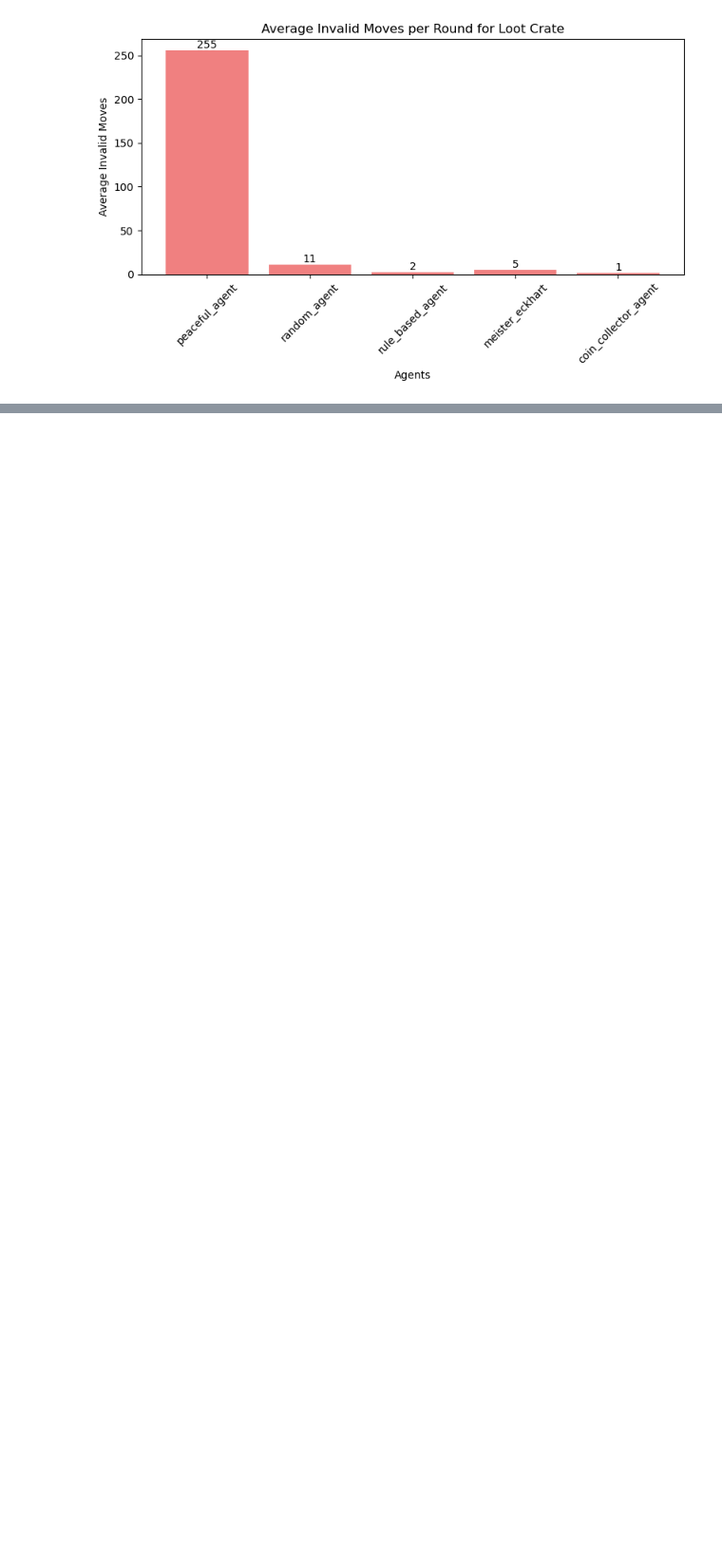
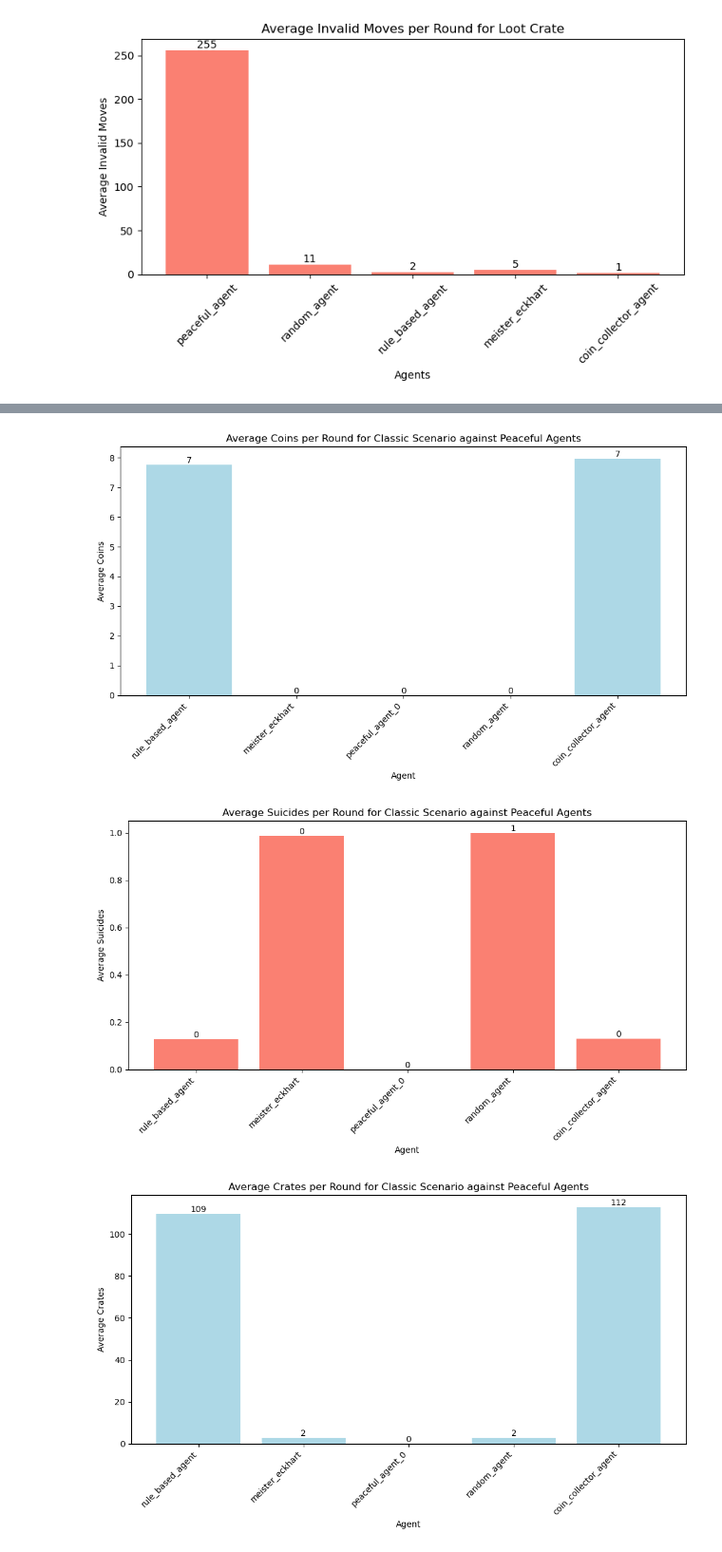
Before and after one commit to PrioteasaAndrei/bomberman-reinforcement-learning, a Jupyter notebook: experiments.ipynb, the cells around one changed output, grey strips where cells are left out. Shown at 95% size. Drawn from its saved outputs; the diff is of its cells as text; code cells hidden in the pictures; blank space fills up the shorter version.

```diff
--- a/experiments.ipynb
+++ b/experiments.ipynb
@@ -318,0 +377,43 @@ plt.show()
+# %%
+import matplotlib.cm as cm
+
+def create_barplots(agents_data, num_games=500):
+    # Fields to create barplots for
+    fields = ['coins', 'suicides', 'crates', 'kills', 'invalid',  'steps', 'score']
+
+    # List of agent names and their corresponding data
+    agent_names = list(agents_data.keys())
+
+    # List of colors for different bar plots
+    colors = ['lightblue', 'salmon']
+
+    # Loop over each field and create a barplot with a different color
+    for i, field in enumerate(fields):
+        # Get the average values for the current field from each agent (values divided by number of games)
+        field_values = [agents_data[agent].get(field, 0) / num_games for agent in agent_names]
+
+        # Create a barplot
+        plt.figure(figsize=(10, 6))
+        bars = plt.bar(agent_names, field_values, color=colors[i % 2])
+        plt.title(f'Average {field.capitalize()} per Round for Classic Scenario against Peaceful Agents')
+        plt.xlabel('Agent')
+        plt.ylabel(f'Average {field.capitalize()}')
+        plt.xticks(rotation=45, ha="right")  # Rotate agent names if necessary
+        for bar in bars:
+            yval = bar.get_height()  # Get the height of the bar
+            plt.text(bar.get_x() + bar.get_width()/2, yval, int(yval), ha='center', va='bottom', fontsize=10)
+        plt.tight_layout()
+
+        # Save the plot as an image or display it
+        plt.savefig(f'plots/classic/avg_{field}_barplot.png')  # Optional: save plot as a file
+        plt.show()  # Display the plot
+# %%
+# Convert the list of dictionaries to a single dictionary with agent names as keys
+agents_data = {list(agent_data.keys())[0]: list(agent_data.values())[0] for agent_data in all_agents_data}
+
+# Create the bar plots with averages
+create_barplots(agents_data, num_games=500)
+# %% [output]
+[figure, added]
+[figure, added]
+[figure, added]
```
Also changed, not shown: parts of 12 cells of this notebook, 14 other files.
